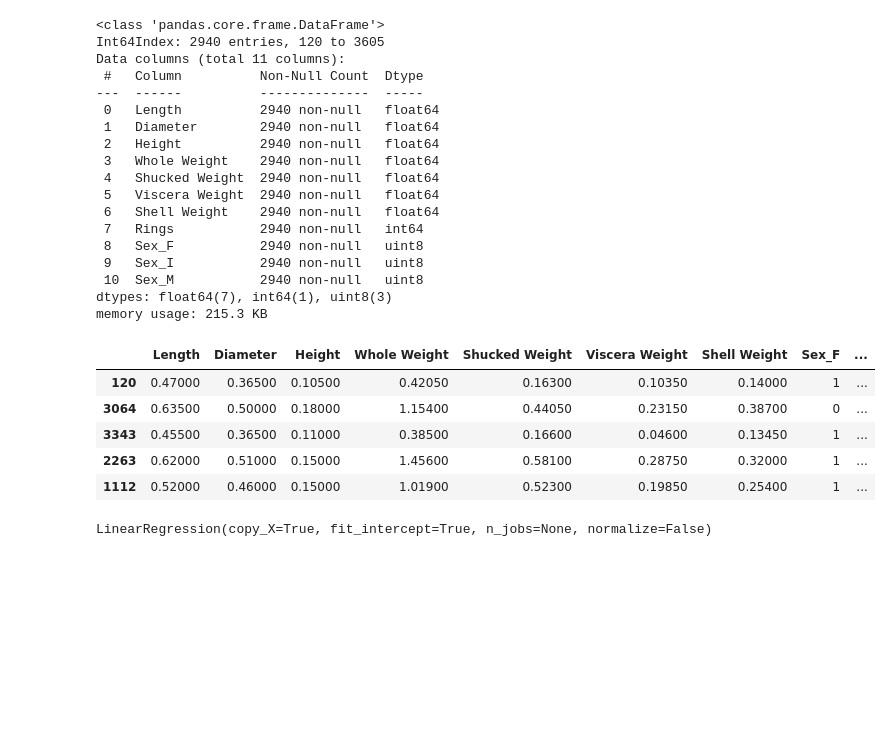
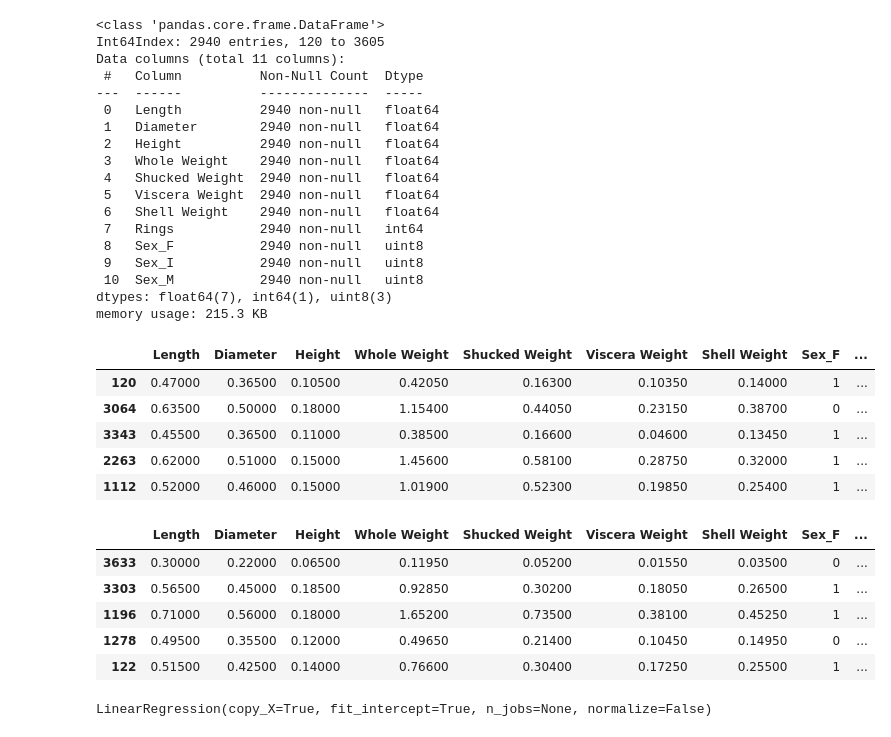
Before and after one commit to corbiephillips/DentRoot, a Jupyter notebook: Best Practices - Linear Regression on UCI Dataset.ipynb, the cells around one changed output. Saved outputs shown, nothing was run; the diff lists cells and outputs as text; code cells hidden in the pictures; blank space fills up the shorter version.

```diff
--- a/Best Practices - Linear Regression on UCI Dataset.ipynb
+++ b/Best Practices - Linear Regression on UCI Dataset.ipynb
@@ -674,3 +690,12 @@ import seaborn as sns
+# %%
+X_test.head() #Oooh, this may be it, this has Rings still, the training set doesnt.
+# %% [output]
+|  | Length | Diameter | Height | Whole Weight | Shucked Weight | Viscera Weight | Shell Weight | Sex_F | ... |
+| 3633 | 0.30000 | 0.22000 | 0.06500 | 0.11950 | 0.05200 | 0.01550 | 0.03500 | 0 | ... |
+| 3303 | 0.56500 | 0.45000 | 0.18500 | 0.92850 | 0.30200 | 0.18050 | 0.26500 | 1 | ... |
+| 1196 | 0.71000 | 0.56000 | 0.18000 | 1.65200 | 0.73500 | 0.38100 | 0.45250 | 1 | ... |
+| 1278 | 0.49500 | 0.35500 | 0.12000 | 0.49650 | 0.21400 | 0.10450 | 0.14950 | 0 | ... |
+| 122 | 0.51500 | 0.42500 | 0.14000 | 0.76600 | 0.30400 | 0.17250 | 0.25500 | 1 | ... |
 # %%
 # instantiate the scaler. Different scaler choices have various impacts.
 scaler = StandardScaler()
```
Also changed, not shown: parts of 42 cells of this notebook.
